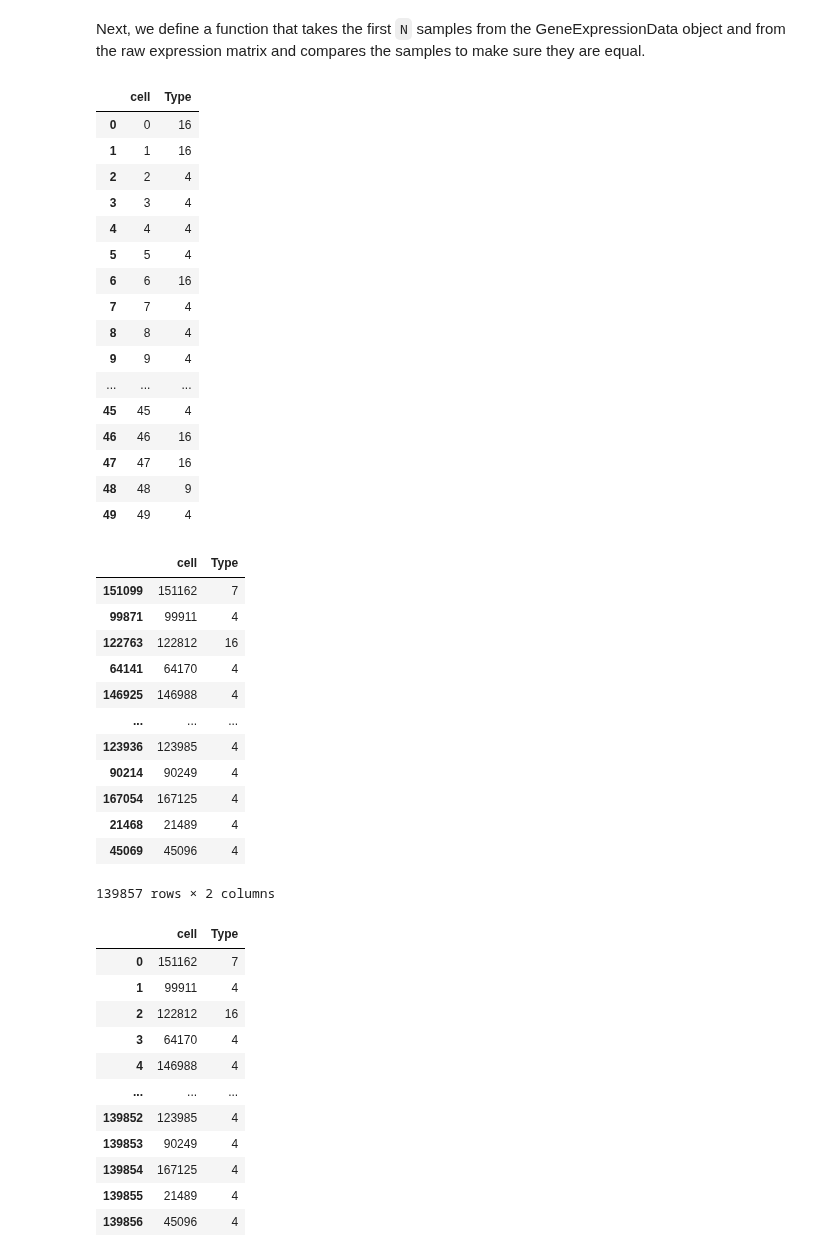
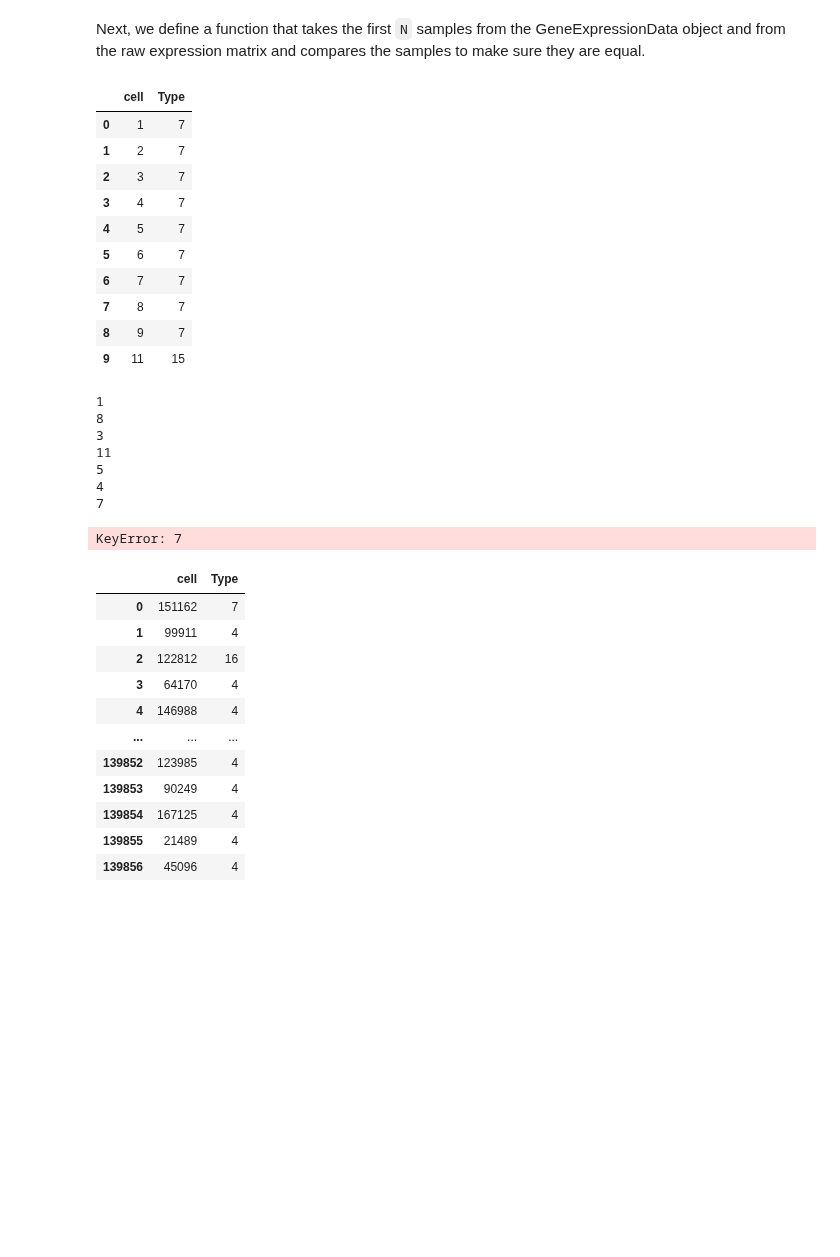
Before and after one commit to jlehrer1/comparative-organoids, a Jupyter notebook: notebooks/data_cleaning_checks.ipynb, the cells around one changed output. Saved outputs shown, nothing was run; the diff lists cells and outputs as text; code cells hidden in the pictures; blank space fills up the shorter version.

```diff
--- a/notebooks/data_cleaning_checks.ipynb
+++ b/notebooks/data_cleaning_checks.ipynb
@@ -184,36 +195,25 @@ def test_train_test_split(datafile, labelfile):
-# %%
-train, test = test_train_test_split(datafiles[0], labelfiles[0])
-# %% [output]
-|  | cell | Type |
-| 0 | 0 | 16 |
-| 1 | 1 | 16 |
-| 2 | 2 | 4 |
-| 3 | 3 | 4 |
-| 4 | 4 | 4 |
-| 5 | 5 | 4 |
-| 6 | 6 | 16 |
-| 7 | 7 | 4 |
-| 8 | 8 | 4 |
-| 9 | 9 | 4 |
-| ... | ... | ... |
-| 45 | 45 | 4 |
-| 46 | 46 | 16 |
-| 47 | 47 | 16 |
-| 48 | 48 | 9 |
-| 49 | 49 | 4 |
-|  | cell | Type |
-| 151099 | 151162 | 7 |
-| 99871 | 99911 | 4 |
-| 122763 | 122812 | 16 |
-| 64141 | 64170 | 4 |
-| 146925 | 146988 | 4 |
-| ... | ... | ... |
-| 123936 | 123985 | 4 |
-| 90214 | 90249 | 4 |
-| 167054 | 167125 | 4 |
-| 21468 | 21489 | 4 |
-| 45069 | 45096 | 4 |
-139857 rows × 2 columns
+# %%
+test_split(10, datafiles[1], labelfiles[1])
+# %% [output]
+|  | cell | Type |
+| 0 | 1 | 7 |
+| 1 | 2 | 7 |
+| 2 | 3 | 7 |
+| 3 | 4 | 7 |
+| 4 | 5 | 7 |
+| 5 | 6 | 7 |
+| 6 | 7 | 7 |
+| 7 | 8 | 7 |
+| 8 | 9 | 7 |
+| 9 | 11 | 15 |
+1
+8
+3
+11
+5
+4
+7
+KeyError: 7
 # %%
 train._labeldf
 # %% [output]
```
Also changed, not shown: parts of 1 cell of this notebook, 12 other files.
